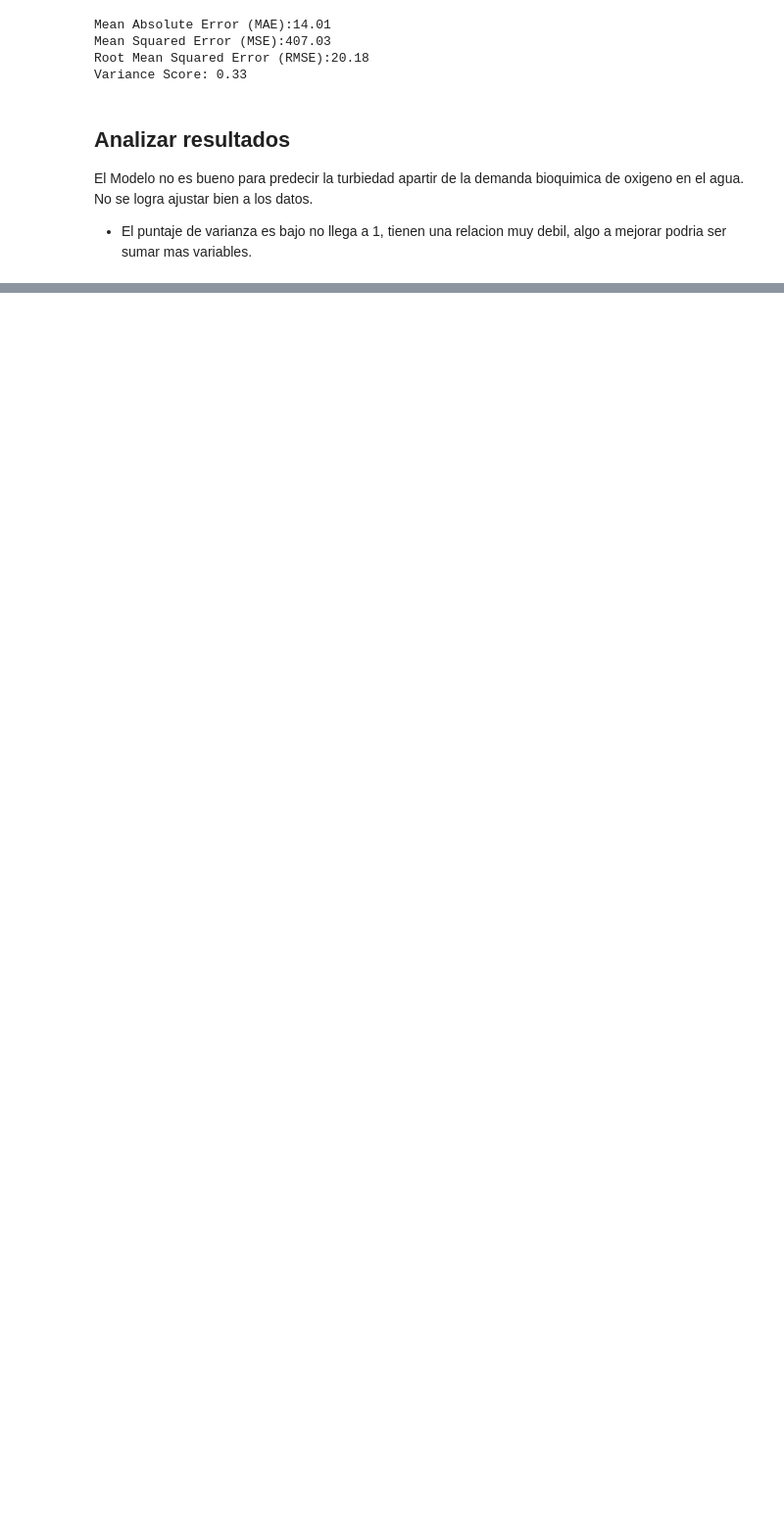
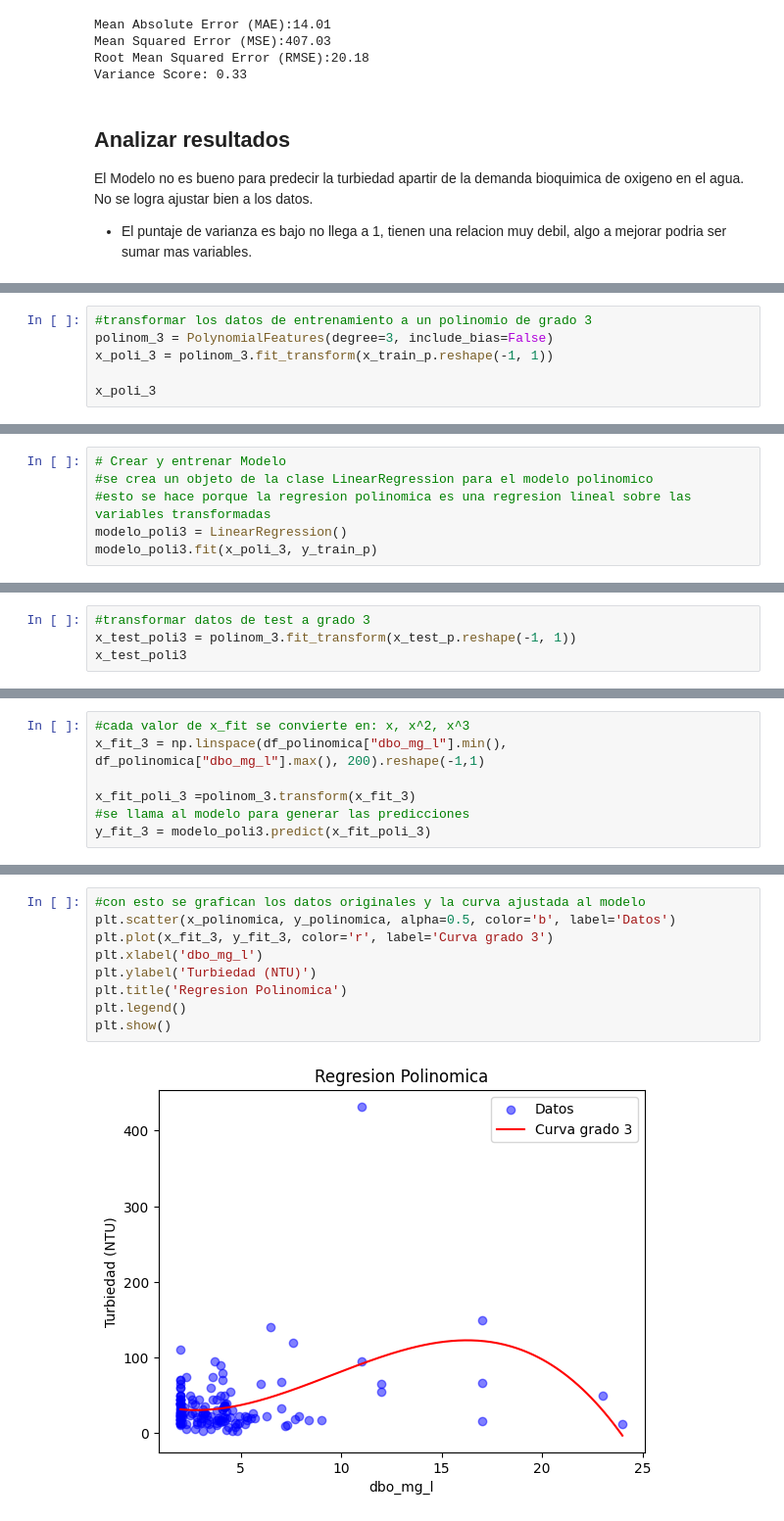
Before and after one commit to bely092/Trabajo_evaluativo_O-G, a Jupyter notebook: TP_FINAL.ipynb, the cells around one changed output, grey strips where cells are left out. Shown at 98% size. Drawn from its saved outputs; the diff is of its cells as text; blank space fills up the shorter version.

```diff
--- a/TP_FINAL.ipynb
+++ b/TP_FINAL.ipynb
@@ -333,0 +610,6 @@ El Modelo no es bueno para predecir la turbiedad apartir de la demanda bioquimic
+# %%
+#transformar los datos de entrenamiento a un polinomio de grado 3
+polinom_3 = PolynomialFeatures(degree=3, include_bias=False)
+x_poli_3 = polinom_3.fit_transform(x_train_p.reshape(-1, 1))
+
+x_poli_3
@@ -333,0 +634,6 @@ El Modelo no es bueno para predecir la turbiedad apartir de la demanda bioquimic
+# %%
+# Crear y entrenar Modelo
+#se crea un objeto de la clase LinearRegression para el modelo polinomico
+#esto se hace porque la regresion polinomica es una regresion lineal sobre las variables transformadas
+modelo_poli3 = LinearRegression()
+modelo_poli3.fit(x_poli_3, y_train_p)
@@ -333,0 +642,4 @@ El Modelo no es bueno para predecir la turbiedad apartir de la demanda bioquimic
+# %%
+#transformar datos de test a grado 3
+x_test_poli3 = polinom_3.fit_transform(x_test_p.reshape(-1, 1))
+x_test_poli3
@@ -333,0 +682,7 @@ El Modelo no es bueno para predecir la turbiedad apartir de la demanda bioquimic
+# %%
+#cada valor de x_fit se convierte en: x, x^2, x^3
+x_fit_3 = np.linspace(df_polinomica["dbo_mg_l"].min(), df_polinomica["dbo_mg_l"].max(), 200).reshape(-1,1)
+
+x_fit_poli_3 =polinom_3.transform(x_fit_3)
+#se llama al modelo para generar las predicciones
+y_fit_3 = modelo_poli3.predict(x_fit_poli_3)
@@ -333,0 +691,11 @@ El Modelo no es bueno para predecir la turbiedad apartir de la demanda bioquimic
+# %%
+#con esto se grafican los datos originales y la curva ajustada al modelo
+plt.scatter(x_polinomica, y_polinomica, alpha=0.5, color='b', label='Datos')
+plt.plot(x_fit_3, y_fit_3, color='r', label='Curva grado 3')
+plt.xlabel('dbo_mg_l')
+plt.ylabel('Turbiedad (NTU)')
+plt.title('Regresion Polinomica')
+plt.legend()
+plt.show()
+# %% [output]
+[figure, added]
```
Also changed, not shown: parts of 75 cells of this notebook.
